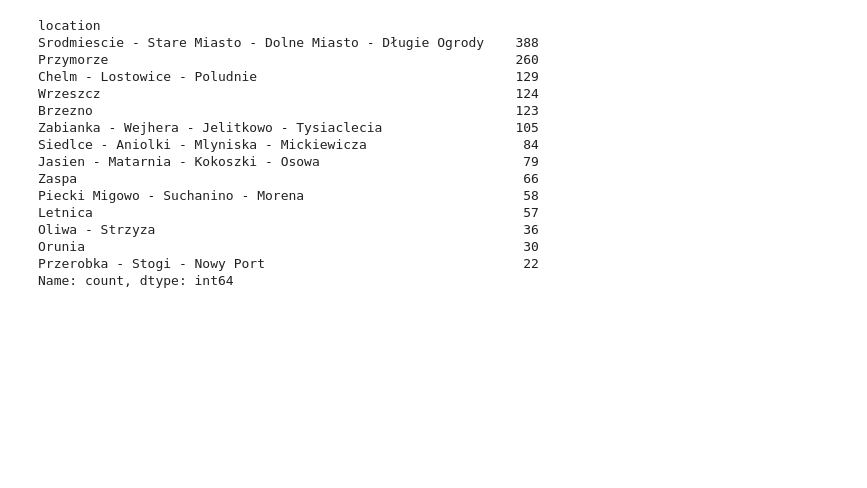
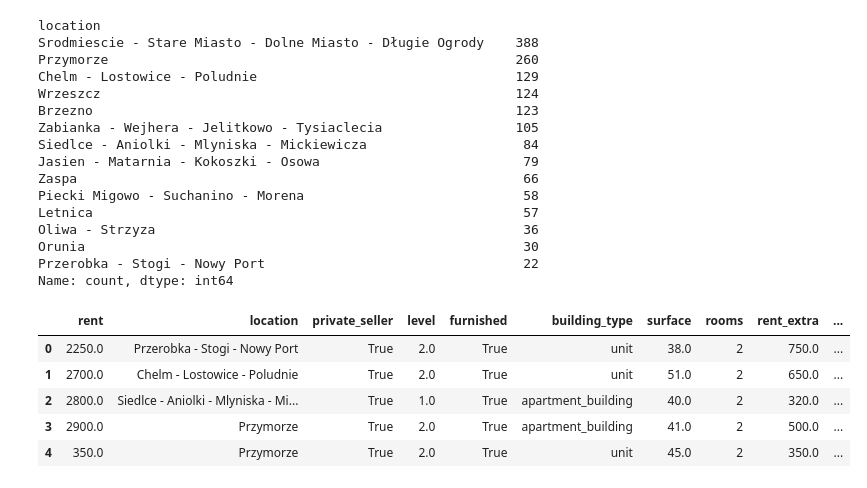
Before and after one commit to Mateusz-Matejko/masters_thesis, a Jupyter notebook: project/data_prepocessing/olx_process.ipynb, the cells around one changed output. Saved outputs shown, nothing was run; the diff lists cells and outputs as text; code cells hidden in the pictures; blank space fills up the shorter version.

```diff
--- a/project/data_prepocessing/olx_process.ipynb
+++ b/project/data_prepocessing/olx_process.ipynb
@@ -231,3 +231,12 @@ Oliwa - Strzyza                                               36
 Orunia                                                        30
 Przerobka - Stogi - Nowy Port                                 22
 Name: count, dtype: int64
+# %%
+df.head()
+# %% [output]
+|  | rent | location | private_seller | level | furnished | building_type | surface | rooms | rent_extra | ... |
+| 0 | 2250.0 | Przerobka - Stogi - Nowy Port | True | 2.0 | True | unit | 38.0 | 2 | 750.0 | ... |
+| 1 | 2700.0 | Chelm - Lostowice - Poludnie | True | 2.0 | True | unit | 51.0 | 2 | 650.0 | ... |
+| 2 | 2800.0 | Siedlce - Aniolki - Mlyniska - Mi... | True | 1.0 | True | apartment_building | 40.0 | 2 | 320.0 | ... |
+| 3 | 2900.0 | Przymorze | True | 2.0 | True | apartment_building | 41.0 | 2 | 500.0 | ... |
+| 4 | 350.0 | Przymorze | True | 2.0 | True | unit | 45.0 | 2 | 350.0 | ... |
```
Also changed, not shown: parts of 1 cell of this notebook, 2 other files.
